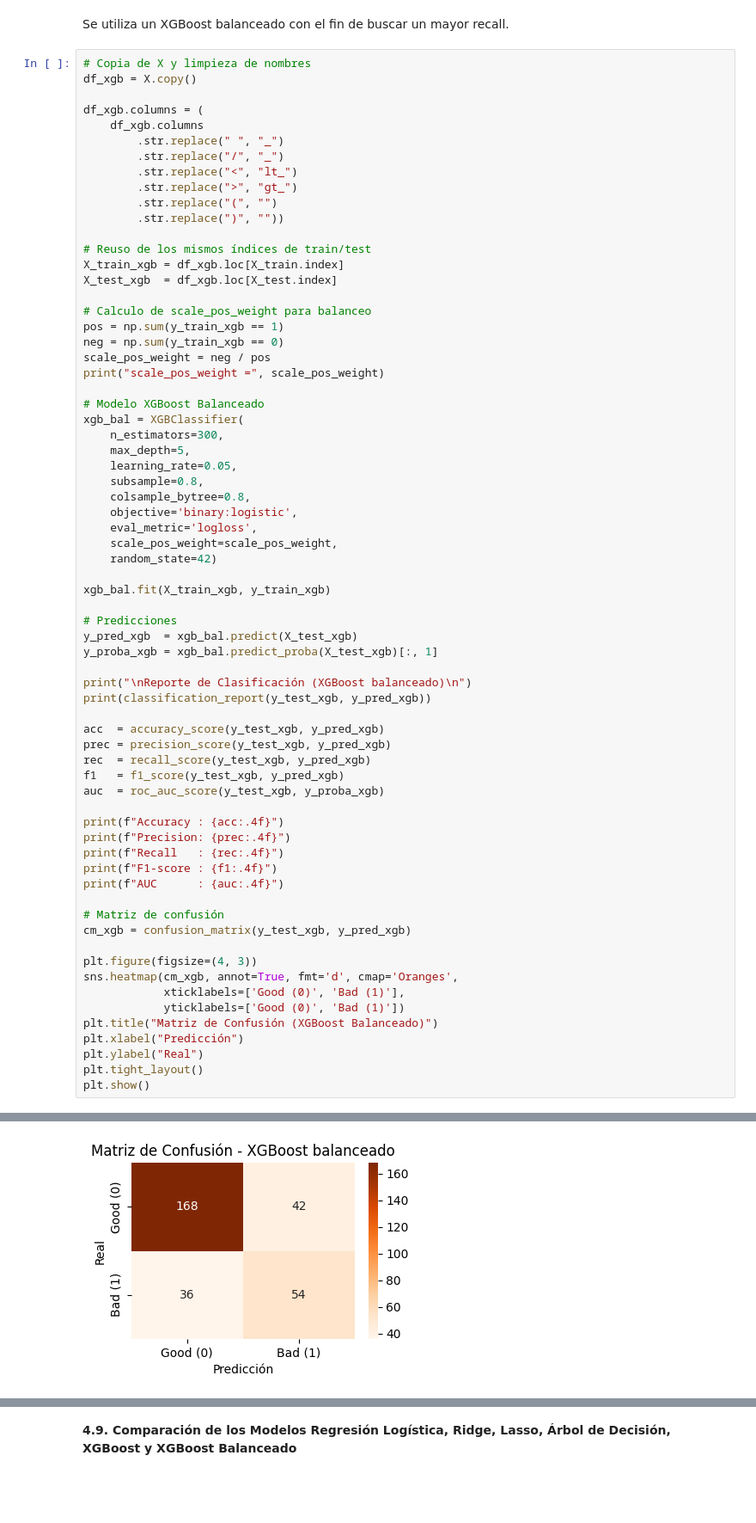
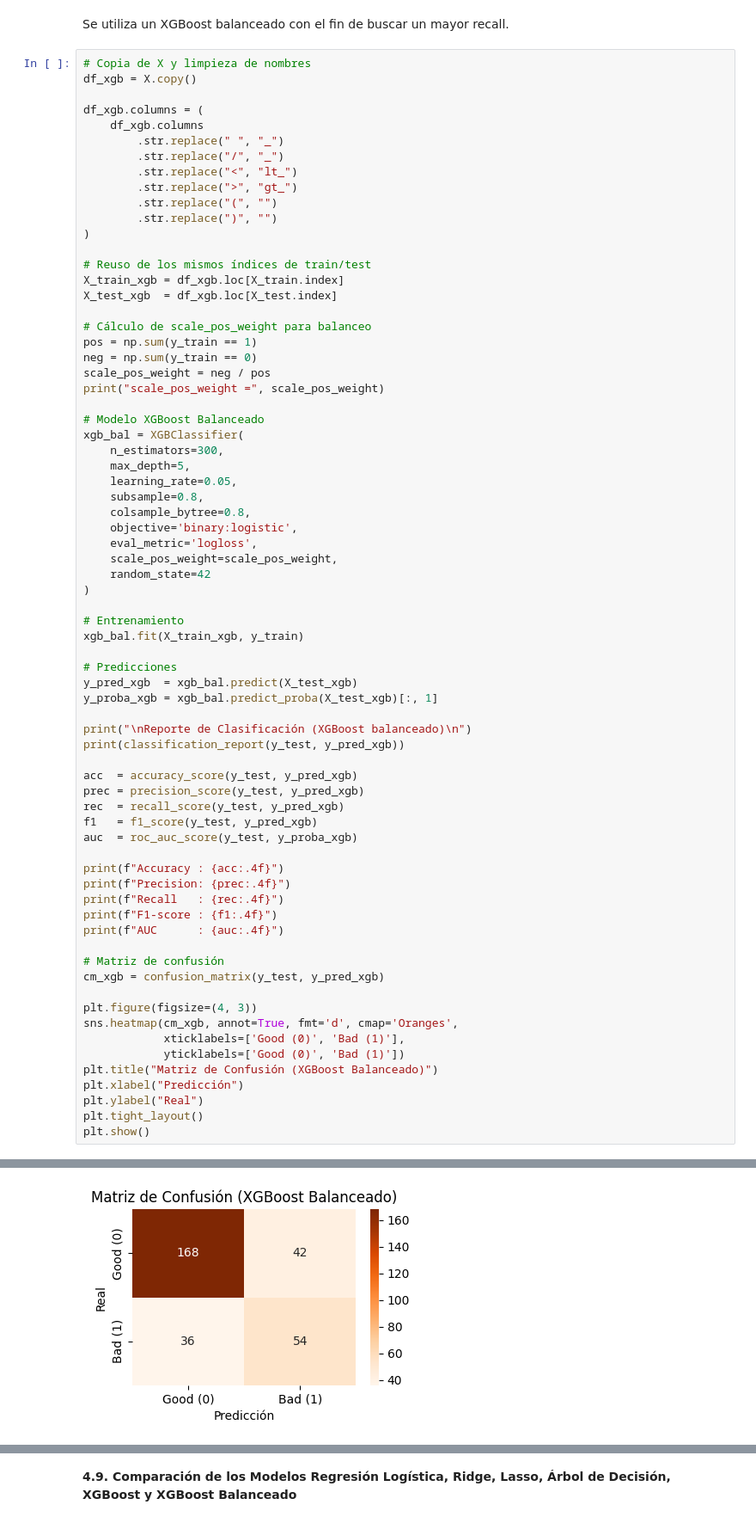
Before and after one commit to davids0064/analisis_datos, a Jupyter notebook: Taller_inova_pre1.ipynb, the cells around one changed output, grey strips where cells are left out. Shown at 86% size. Saved outputs shown, nothing was run; the diff lists cells and outputs as text; blank space fills up the shorter version.

```diff
--- a/Taller_inova_pre1.ipynb
+++ b/Taller_inova_pre1.ipynb
@@ -969,15 +990,16 @@ df_xgb.columns = (
         .str.replace("<", "lt_")
         .str.replace(">", "gt_")
         .str.replace("(", "")
-        .str.replace(")", ""))
+        .str.replace(")", "")
+)
 
 # Reuso de los mismos índices de train/test
 X_train_xgb = df_xgb.loc[X_train.index]
 X_test_xgb  = df_xgb.loc[X_test.index]
 
-# Calculo de scale_pos_weight para balanceo
-pos = np.sum(y_train_xgb == 1)
-neg = np.sum(y_train_xgb == 0)
+# Cálculo de scale_pos_weight para balanceo
+pos = np.sum(y_train == 1)
+neg = np.sum(y_train == 0)
 scale_pos_weight = neg / pos
 print("scale_pos_weight =", scale_pos_weight)
 
@@ -991,22 +1013,24 @@ xgb_bal = XGBClassifier(
     objective='binary:logistic',
     eval_metric='logloss',
     scale_pos_weight=scale_pos_weight,
-    random_state=42)
+    random_state=42
+)
 
-xgb_bal.fit(X_train_xgb, y_train_xgb)
+# Entrenamiento
+xgb_bal.fit(X_train_xgb, y_train)
 
 # Predicciones
 y_pred_xgb  = xgb_bal.predict(X_test_xgb)
 y_proba_xgb = xgb_bal.predict_proba(X_test_xgb)[:, 1]
 
 print("\nReporte de Clasificación (XGBoost balanceado)\n")
-print(classification_report(y_test_xgb, y_pred_xgb))
+print(classification_report(y_test, y_pred_xgb))
 
-acc  = accuracy_score(y_test_xgb, y_pred_xgb)
-prec = precision_score(y_test_xgb, y_pred_xgb)
-rec  = recall_score(y_test_xgb, y_pred_xgb)
-f1   = f1_score(y_test_xgb, y_pred_xgb)
-auc  = roc_auc_score(y_test_xgb, y_proba_xgb)
+acc  = accuracy_score(y_test, y_pred_xgb)
+prec = precision_score(y_test, y_pred_xgb)
+rec  = recall_score(y_test, y_pred_xgb)
+f1   = f1_score(y_test, y_pred_xgb)
+auc  = roc_auc_score(y_test, y_proba_xgb)
 
 print(f"Accuracy : {acc:.4f}")
 print(f"Precision: {prec:.4f}")
@@ -1015,37 +1039,37 @@ print(f"F1-score : {f1:.4f}")
 print(f"AUC      : {auc:.4f}")
 
 # Matriz de confusión
-cm_xgb = confusion_matrix(y_test_xgb, y_pred_xgb)
+cm_xgb = confusion_matrix(y_test, y_pred_xgb)
 
 plt.figure(figsize=(4, 3))
 sns.heatmap(cm_xgb, annot=True, fmt='d', cmap='Oranges',
             xticklabels=['Good (0)', 'Bad (1)'],
             yticklabels=['Good (0)', 'Bad (1)'])
 plt.title("Matriz de Confusión (XGBoost Balanceado)")
 plt.xlabel("Predicción")
 plt.ylabel("Real")
 plt.tight_layout()
 plt.show()
 # %% [output]
 scale_pos_weight = 2.3333333333333335
 
 Reporte de Clasificación (XGBoost balanceado)
 
               precision    recall  f1-score   support
 
            0       0.82      0.80      0.81       210
            1       0.56      0.60      0.58        90
 
     accuracy                           0.74       300
    macro avg       0.69      0.70      0.70       300
 weighted avg       0.75      0.74      0.74       300
 
 Accuracy : 0.7400
 Precision: 0.5625
 Recall   : 0.6000
 F1-score : 0.5806
 AUC      : 0.7522
-[figure, old version]
+[figure, new version]
 # %% [markdown]
 El XGBoost Balanceado:
 
```
Also changed, not shown: parts of 70 cells of this notebook.
